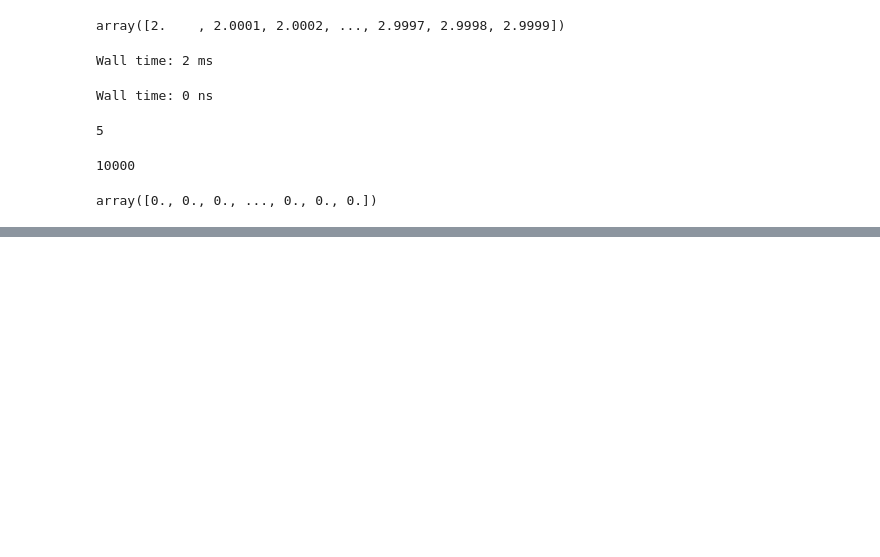
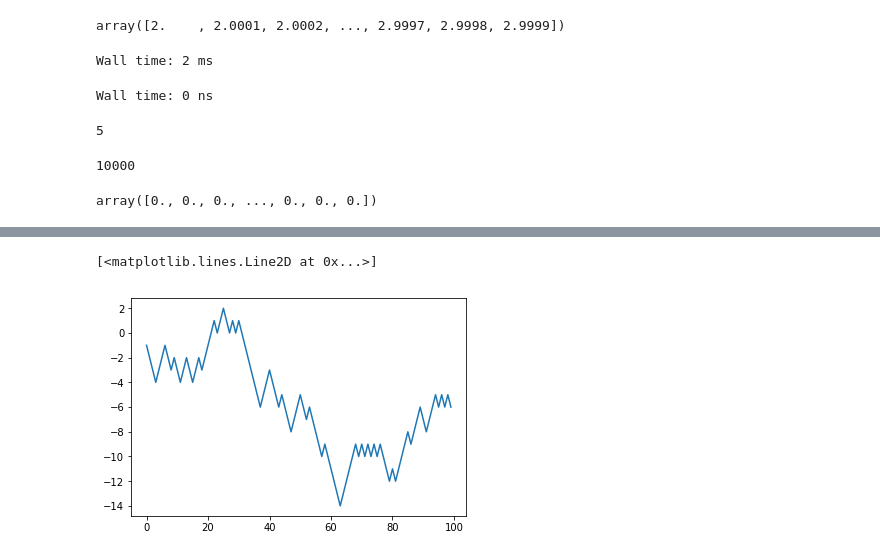
Before and after one commit to msimons4/Python-for-Data-Analysis, a Jupyter notebook: Chapter 4.ipynb, the cells around one changed output, grey strips where cells are left out. Drawn from its saved outputs; the diff is of its cells as text; code cells hidden in the pictures; blank space fills up the shorter version.

```diff
--- a/Chapter 4.ipynb
+++ b/Chapter 4.ipynb
@@ -388,0 +470,5 @@ cond_test = np.zeros_like(xarr_test)
+# %%
+plt.plot(walk[:100])
+# %% [output]
+[<matplotlib.lines.Line2D at 0x...>]
+[figure, added]
```
Also changed, not shown: parts of 24 cells of this notebook, 1 other file.
